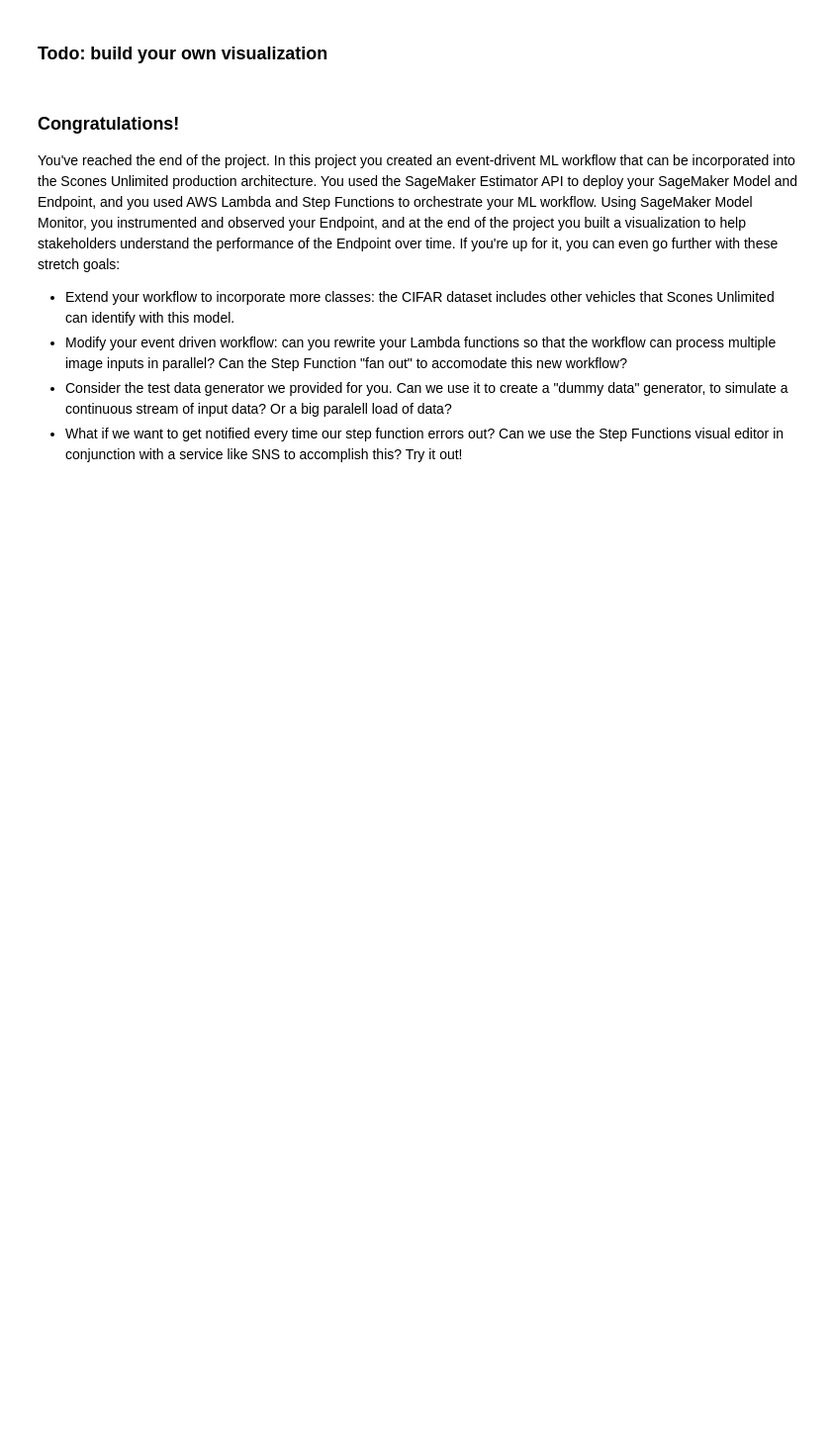
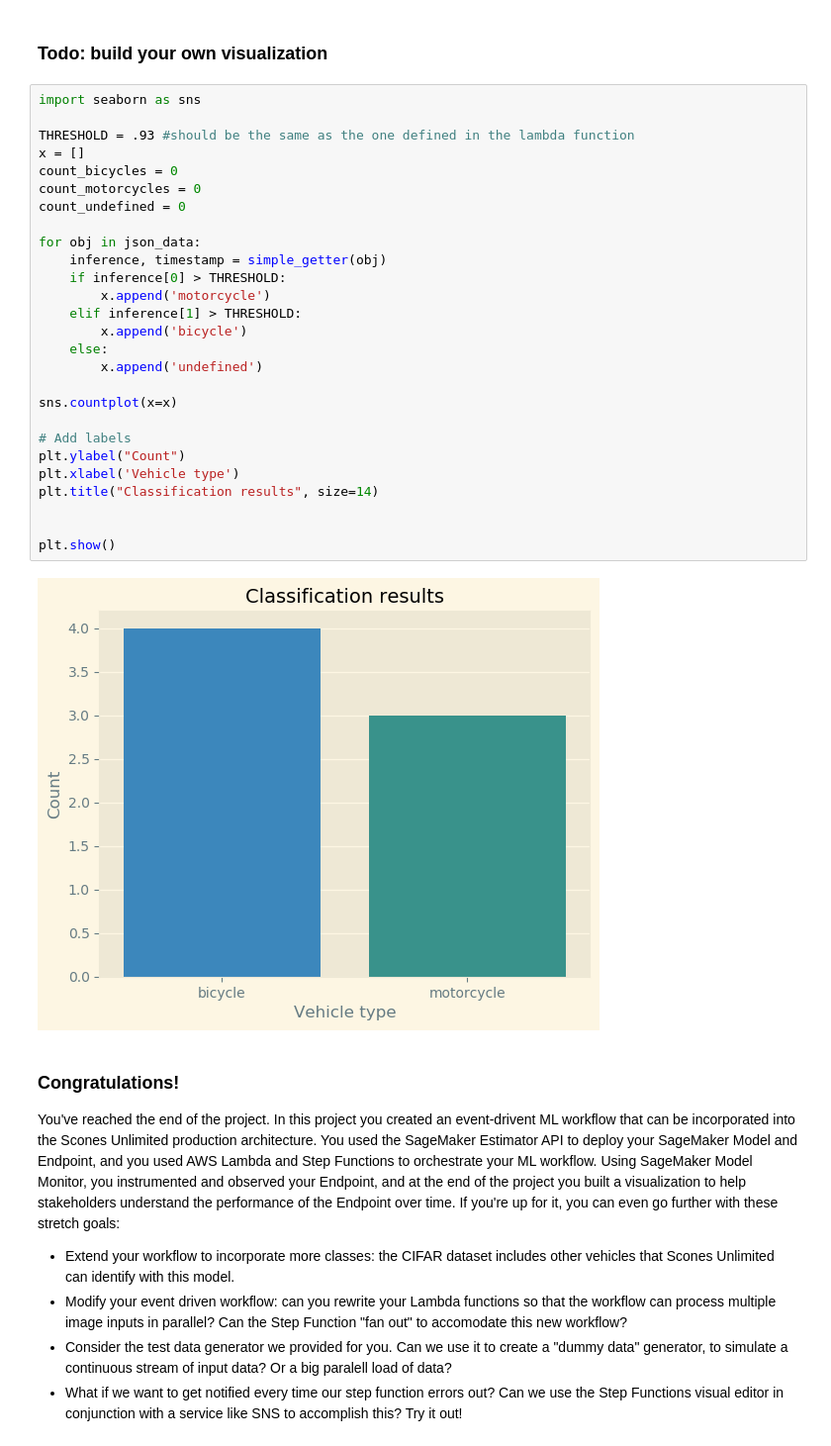
Before and after one commit to mxPorf/Developing-ML-Workflow, a Jupyter notebook: project/starter.ipynb, the cells around one changed output. Shown at 99% size. Drawn from its saved outputs; the diff is of its cells as text; blank space fills up the shorter version.

Commit message:
add custom visualization

```diff
--- a/project/starter.ipynb
+++ b/project/starter.ipynb
@@ -735,6 +735,35 @@ plt.show()
 [figure]
 # %% [markdown]
 ### Todo: build your own visualization
+# %%
+import seaborn as sns
+
+THRESHOLD = .93 #should be the same as the one defined in the lambda function
+x = []
+count_bicycles = 0
+count_motorcycles = 0
+count_undefined = 0
+
+for obj in json_data:
+    inference, timestamp = simple_getter(obj)
+    if inference[0] > THRESHOLD:
+        x.append('motorcycle')
+    elif inference[1] > THRESHOLD:
+        x.append('bicycle')
+    else:
+        x.append('undefined')
+
+sns.countplot(x=x)
+
+# Add labels
+plt.ylabel("Count")
+plt.xlabel('Vehicle type')
+plt.title("Classification results", size=14)
+
+
+plt.show()
+# %% [output]
+[figure, added]
 # %% [markdown]
 ### Congratulations!
 
```
